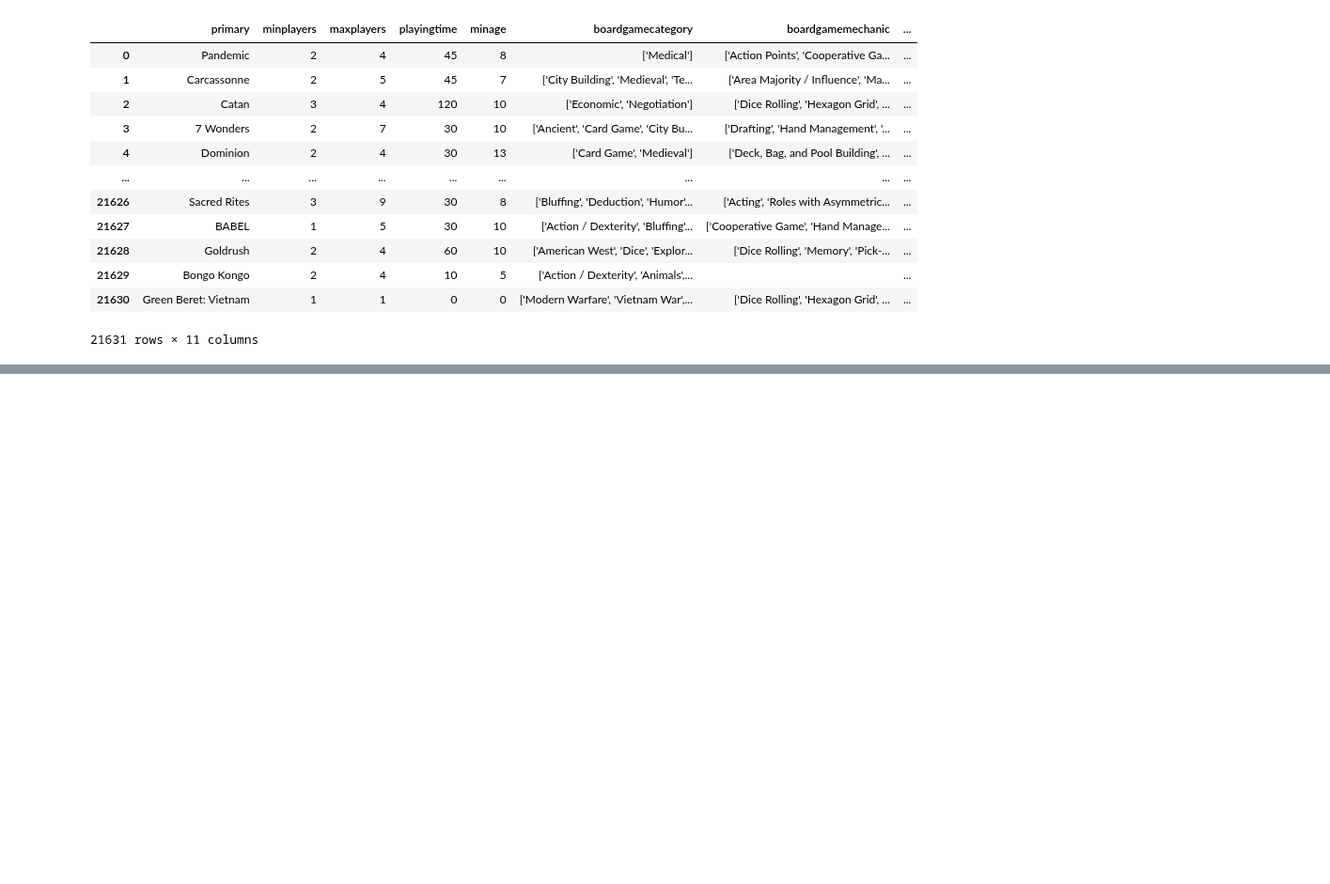
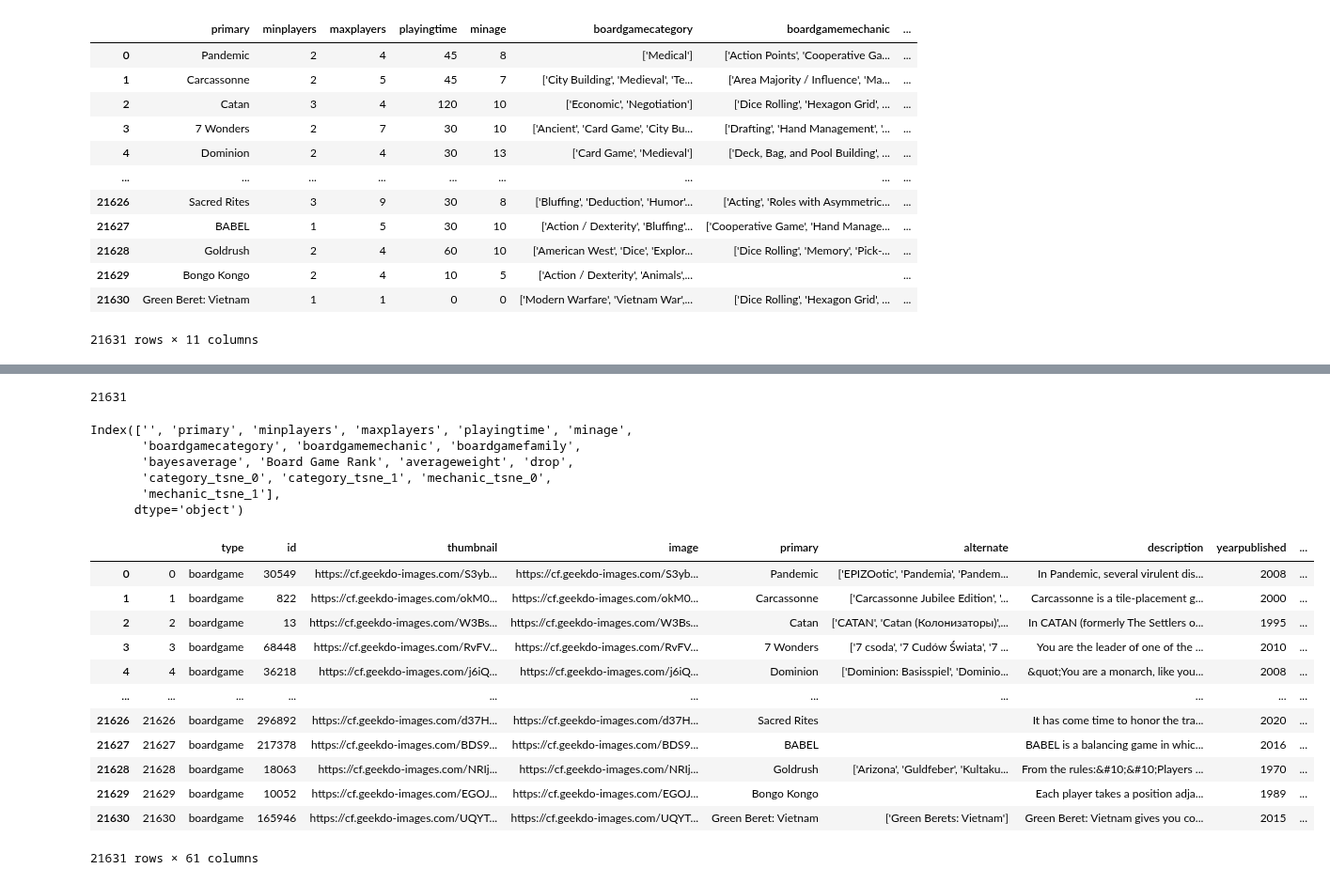
Before and after one commit to DMsjs/boardgame_recommendation_system, a Jupyter notebook: test.ipynb, the cells around one changed output, grey strips where cells are left out. Shown at 94% size. Drawn from its saved outputs; the diff is of its cells as text; code cells hidden in the pictures; blank space fills up the shorter version.

```diff
--- a/test.ipynb
+++ b/test.ipynb
@@ -238,0 +173,2 @@ input_df
+# %%
+detailed_data = csv.read_csv('./data/games_detailed_info.csv').to_pandas()
@@ -238,0 +179,38 @@ input_df
+# %%
+tsne_data0 = csv.read_csv('./data/tsne_game_info2.csv').to_pandas()
+# %%
+len(tsne_data0)
+# %% [output]
+21631
+# %%
+tsne_data0.columns
+# %% [output]
+Index(['', 'primary', 'minplayers', 'maxplayers', 'playingtime', 'minage',
+       'boardgamecategory', 'boardgamemechanic', 'boardgamefamily',
+       'bayesaverage', 'Board Game Rank', 'averageweight', 'drop',
+       'category_tsne_0', 'category_tsne_1', 'mechanic_tsne_0',
+       'mechanic_tsne_1'],
+      dtype='object')
+# %%
+detailed_data['category_tsne_0'] = tsne_data0['category_tsne_0']
+detailed_data['category_tsne_1'] = tsne_data0['category_tsne_1']
+detailed_data['mechanic_tsne_0'] = tsne_data0['mechanic_tsne_0']
+detailed_data['mechanic_tsne_1'] = tsne_data0['mechanic_tsne_1']
+# %%
+detailed_data['drop'] = tsne_data0['drop']
+# %%
+detailed_data
+# %% [output]
+|  |  | type | id | thumbnail | image | primary | alternate | description | yearpublished | ... |
+| 0 | 0 | boardgame | 30549 | https://cf.geekdo-images.com/S3yb... | https://cf.geekdo-images.com/S3yb... | Pandemic | ['EPIZOotic', 'Pandemia', 'Pandem... | In Pandemic, several virulent dis... | 2008 | ... |
+| 1 | 1 | boardgame | 822 | https://cf.geekdo-images.com/okM0... | https://cf.geekdo-images.com/okM0... | Carcassonne | ['Carcassonne Jubilee Edition', '... | Carcassonne is a tile-placement g... | 2000 | ... |
+| 2 | 2 | boardgame | 13 | https://cf.geekdo-images.com/W3Bs... | https://cf.geekdo-images.com/W3Bs... | Catan | ['CATAN', 'Catan (Колонизаторы)',... | In CATAN (formerly The Settlers o... | 1995 | ... |
+| 3 | 3 | boardgame | 68448 | https://cf.geekdo-images.com/RvFV... | https://cf.geekdo-images.com/RvFV... | 7 Wonders | ['7 csoda', '7 Cudów Świata', '7 ... | You are the leader of one of the ... | 2010 | ... |
+| 4 | 4 | boardgame | 36218 | https://cf.geekdo-images.com/j6iQ... | https://cf.geekdo-images.com/j6iQ... | Dominion | ['Dominion: Basisspiel', 'Dominio... | &quot;You are a monarch, like you... | 2008 | ... |
+| ... | ... | ... | ... | ... | ... | ... | ... | ... | ... | ... |
+| 21626 | 21626 | boardgame | 296892 | https://cf.geekdo-images.com/d37H... | https://cf.geekdo-images.com/d37H... | Sacred Rites |  | It has come time to honor the tra... | 2020 | ... |
+| 21627 | 21627 | boardgame | 217378 | https://cf.geekdo-images.com/BDS9... | https://cf.geekdo-images.com/BDS9... | BABEL |  | BABEL is a balancing game in whic... | 2016 | ... |
+| 21628 | 21628 | boardgame | 18063 | https://cf.geekdo-images.com/NRIj... | https://cf.geekdo-images.com/NRIj... | Goldrush | ['Arizona', 'Guldfeber', 'Kultaku... | From the rules:&#10;&#10;Players ... | 1970 | ... |
+| 21629 | 21629 | boardgame | 10052 | https://cf.geekdo-images.com/EGOJ... | https://cf.geekdo-images.com/EGOJ... | Bongo Kongo |  | Each player takes a position adja... | 1989 | ... |
+| 21630 | 21630 | boardgame | 165946 | https://cf.geekdo-images.com/UQYT... | https://cf.geekdo-images.com/UQYT... | Green Beret: Vietnam | ['Green Berets: Vietnam'] | Green Beret: Vietnam gives you co... | 2015 | ... |
+21631 rows × 61 columns
```
Also changed, not shown: parts of 37 cells of this notebook, 10 other files.
